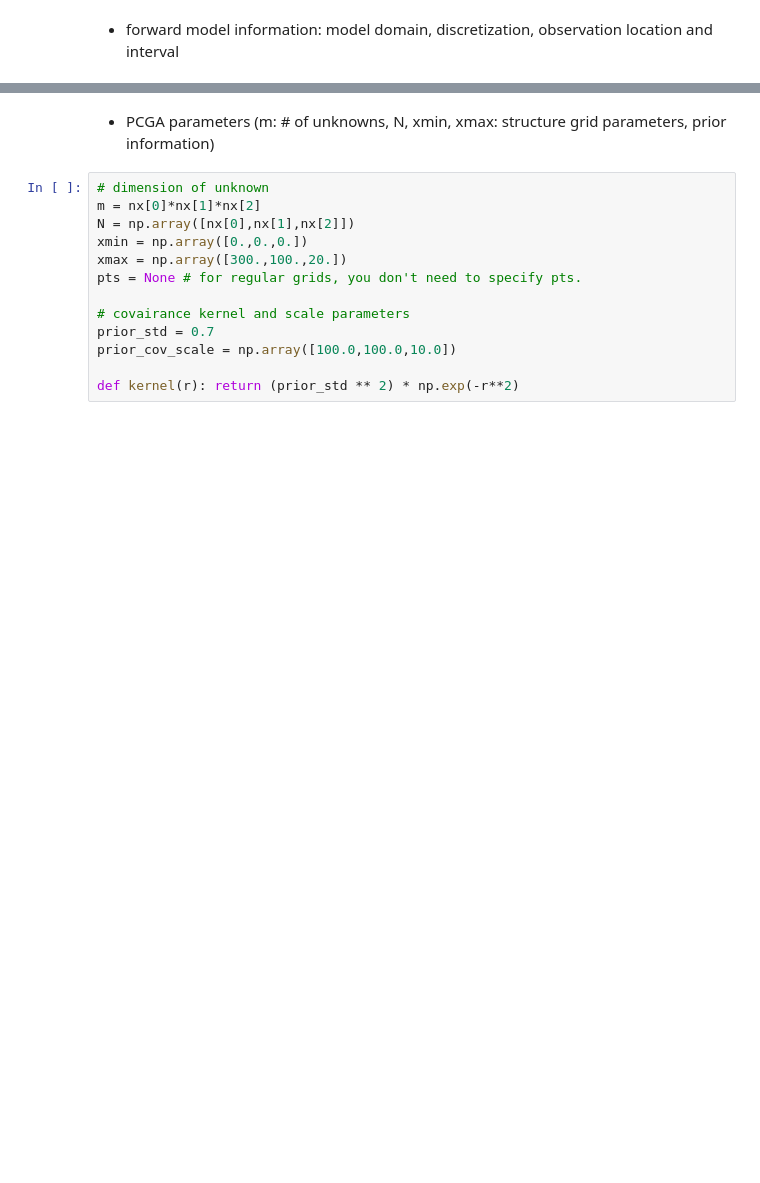
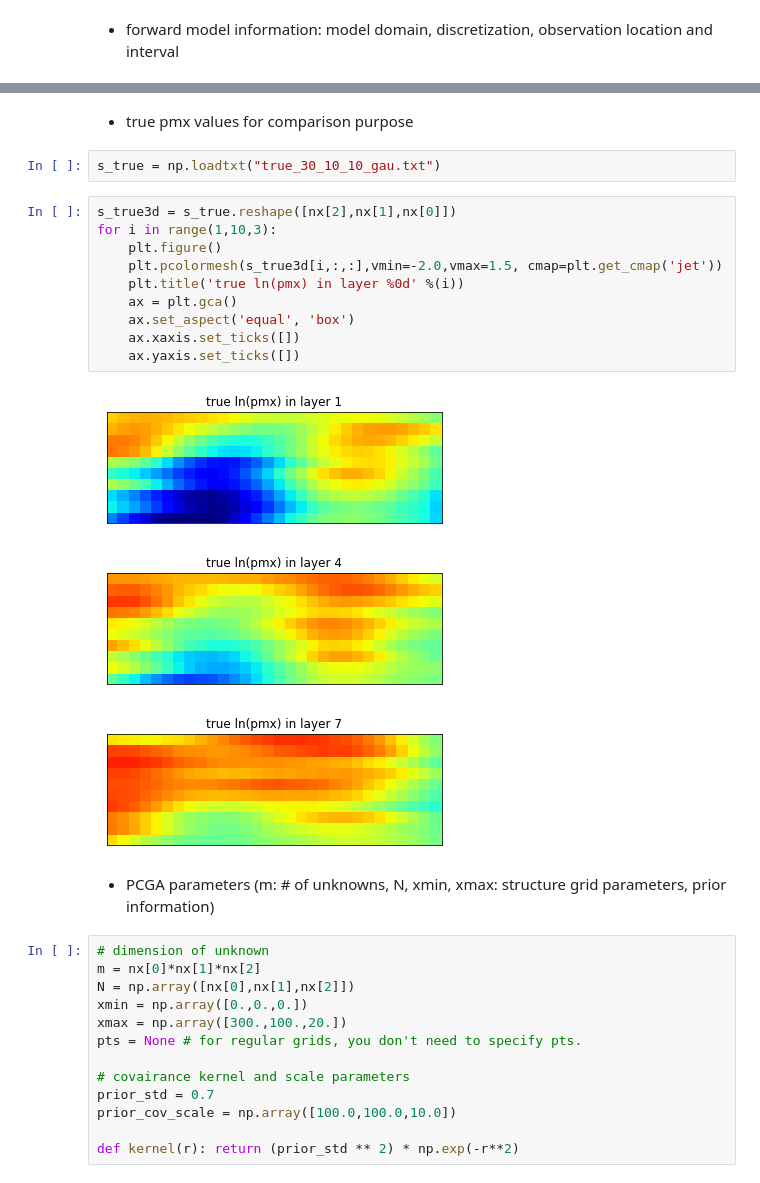
Before and after one commit to jonghyunharrylee/pyPCGA, a Jupyter notebook: examples/tough_heat/joint_inversion_example_tough.ipynb, the cells around one changed output, grey strips where cells are left out. Saved outputs shown, nothing was run; the diff lists cells and outputs as text; blank space fills up the shorter version.

```diff
--- a/examples/tough_heat/joint_inversion_example_tough.ipynb
+++ b/examples/tough_heat/joint_inversion_example_tough.ipynb
@@ -57,3 +64,21 @@ forward_model_params = {'nx':nx,'dx':dx, 'deletedir':False, \
+# %% [markdown]
+- true pmx values for comparison purpose
+# %%
+s_true = np.loadtxt("true_30_10_10_gau.txt")
+# %%
+s_true3d = s_true.reshape([nx[2],nx[1],nx[0]])
+for i in range(1,10,3):
+    plt.figure()
+    plt.pcolormesh(s_true3d[i,:,:],vmin=-2.0,vmax=1.5, cmap=plt.get_cmap('jet'))
+    plt.title('true ln(pmx) in layer %0d' %(i))
+    ax = plt.gca()
+    ax.set_aspect('equal', 'box')
+    ax.xaxis.set_ticks([])
+    ax.yaxis.set_ticks([])
+# %% [output]
+[figure, added]
+[figure, added]
+[figure, added]
 # %% [markdown]
 - PCGA parameters (m: # of unknowns, N, xmin, xmax: structure grid parameters, prior information)
 # %%
```
Also changed, not shown: parts of 17 cells of this notebook.
